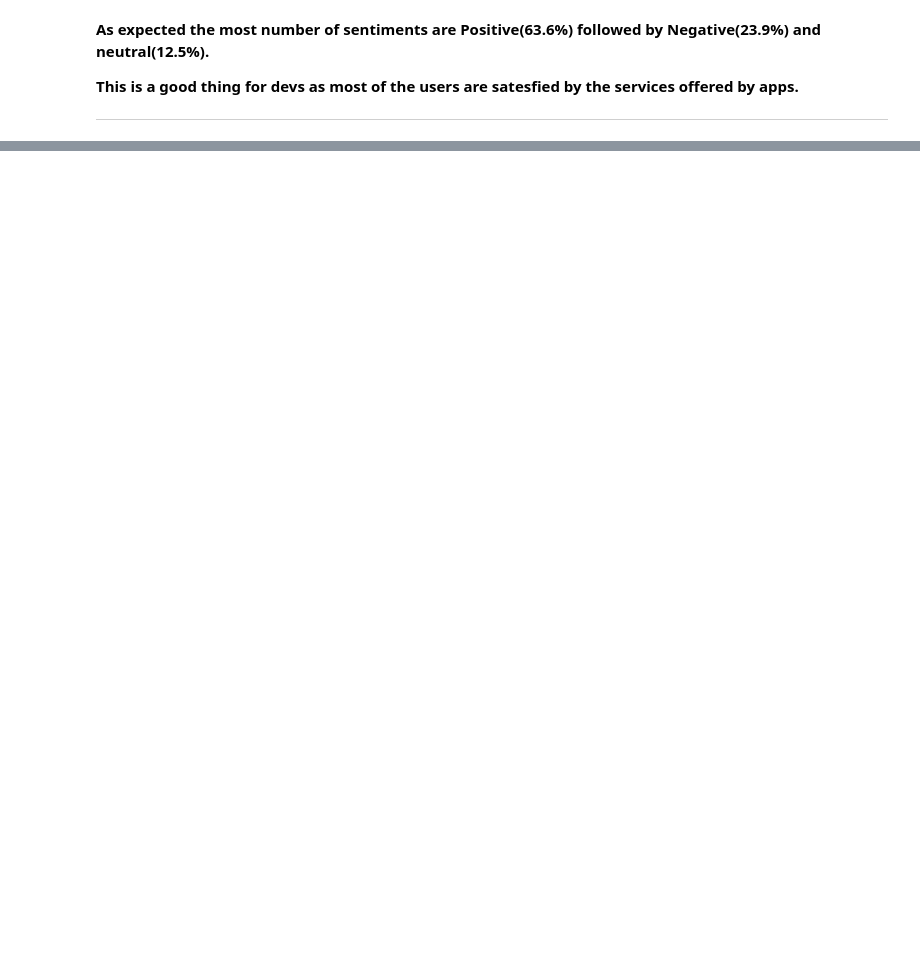
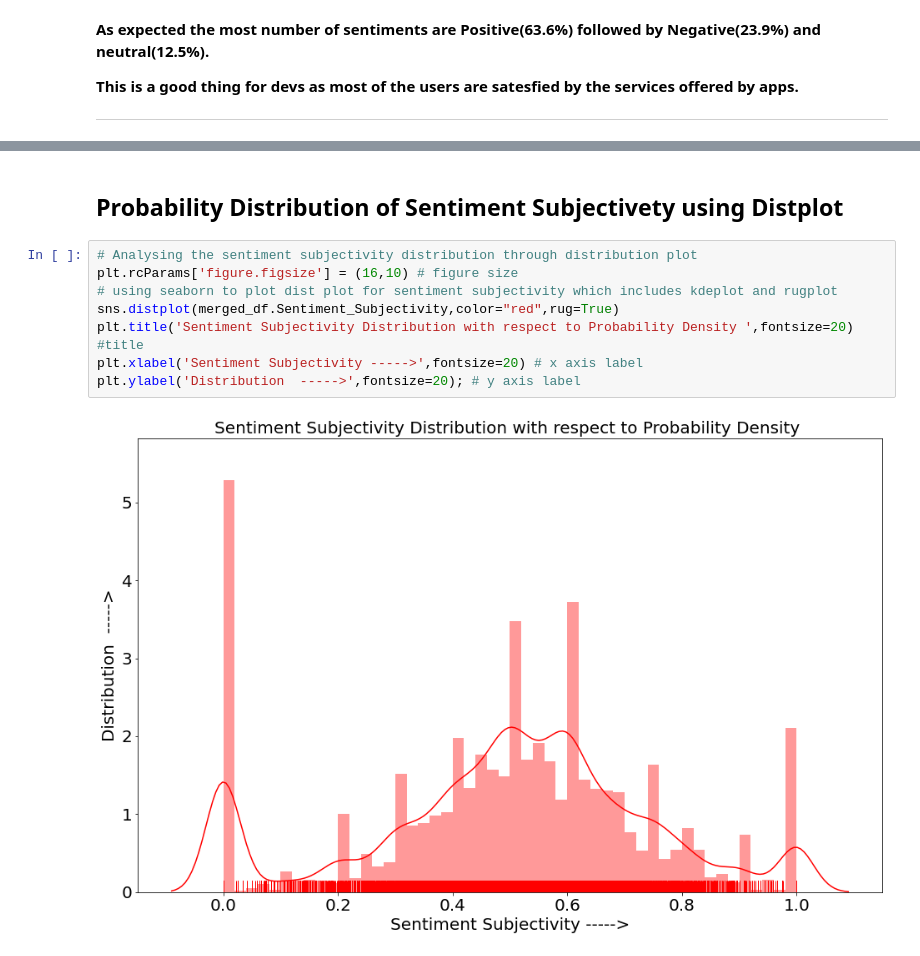
Before and after one commit to amol004/Google-Play-Store-EDA, a Jupyter notebook: Capstone_Project_Google_play_store_review_analysis_(EDA)_Notebook_{Amol_Thakur}.ipynb, the cells around one changed output, grey strips where cells are left out. Cells and saved outputs as stored; diff of their text form; blank space fills up the shorter version.

```diff
--- a/Capstone_Project_Google_play_store_review_analysis_(EDA)_Notebook_{Amol_Thakur}.ipynb
+++ b/Capstone_Project_Google_play_store_review_analysis_(EDA)_Notebook_{Amol_Thakur}.ipynb
@@ -1360,0 +1401,12 @@ plt.legend(bbox_to_anchor=(0,1)); # label info box placement
+# %% [markdown]
+## **Probability Distribution of Sentiment Subjectivety using Distplot**
+# %%
+# Analysing the sentiment subjectivity distribution through distribution plot
+plt.rcParams['figure.figsize'] = (16,10) # figure size
+# using seaborn to plot dist plot for sentiment subjectivity which includes kdeplot and rugplot
+sns.distplot(merged_df.Sentiment_Subjectivity,color="red",rug=True)
+plt.title('Sentiment Subjectivity Distribution with respect to Probability Density ',fontsize=20) #title
+plt.xlabel('Sentiment Subjectivity ----->',fontsize=20) # x axis label
+plt.ylabel('Distribution  ----->',fontsize=20); # y axis label
+# %% [output]
+[figure, added]
```
Also changed, not shown: parts of 11 cells of this notebook.
